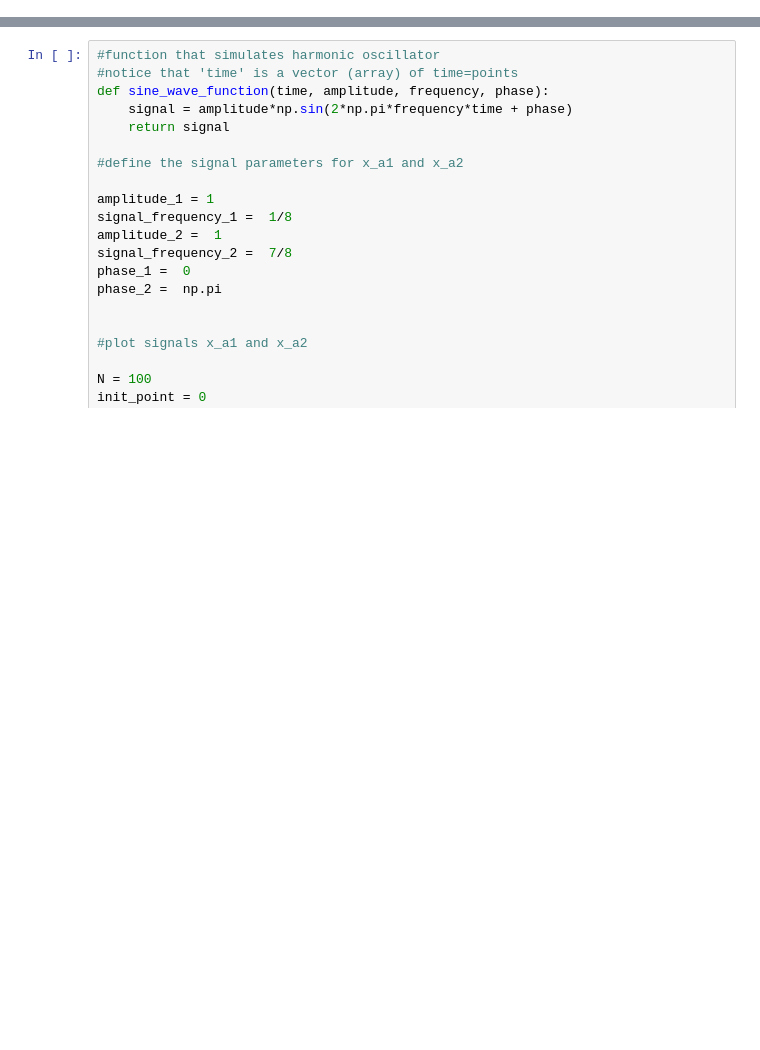
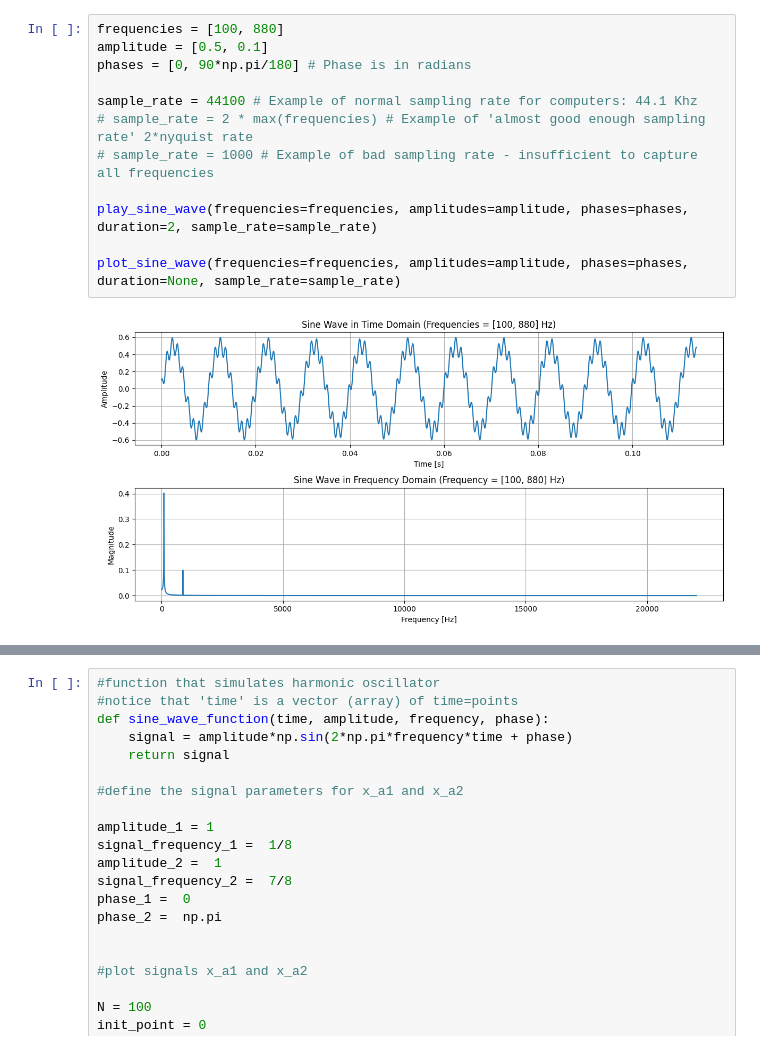
Before and after one commit to Twinbo/Signals-and-Data-Autumn-2025-student, a Jupyter notebook: week_4/ex_week_4_solution.ipynb, the cells around one changed output, grey strips where cells are left out. Drawn from its saved outputs; the diff is of its cells as text; blank space fills up the shorter version.

```diff
--- a/week_4/ex_week_4_solution.ipynb
+++ b/week_4/ex_week_4_solution.ipynb
@@ -46 +138,15 @@ In order to reconstruct the signal perfectly, the formula assumes that data is c
+# %%
+frequencies = [100, 880]
+amplitude = [0.5, 0.1]
+phases = [0, 90*np.pi/180] # Phase is in radians
+
+sample_rate = 44100 # Example of normal sampling rate for computers: 44.1 Khz
+# sample_rate = 2 * max(frequencies) # Example of 'almost good enough sampling rate' 2*nyquist rate
+# sample_rate = 1000 # Example of bad sampling rate - insufficient to capture all frequencies
+
+play_sine_wave(frequencies=frequencies, amplitudes=amplitude, phases=phases, duration=2, sample_rate=sample_rate)
+
+plot_sine_wave(frequencies=frequencies, amplitudes=amplitude, phases=phases, duration=None, sample_rate=sample_rate)
+# %% [output]
+[figure, added]
 # %% [markdown]
```
Also changed, not shown: parts of 18 cells of this notebook.
